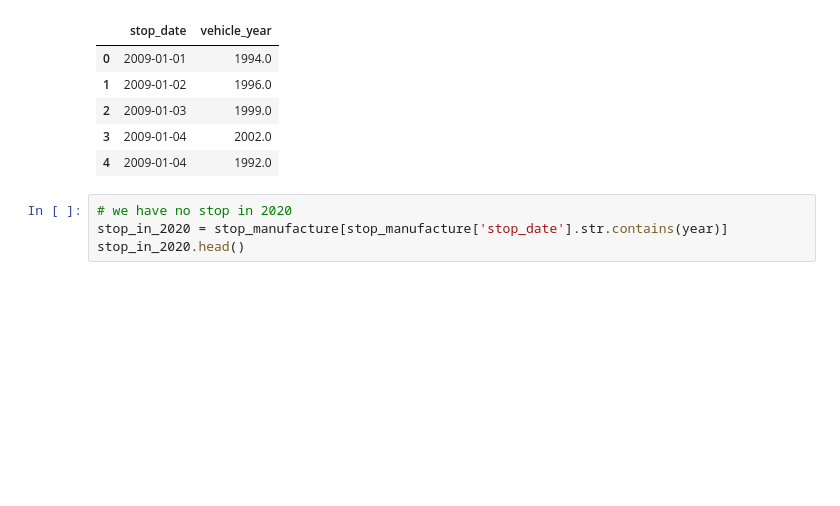
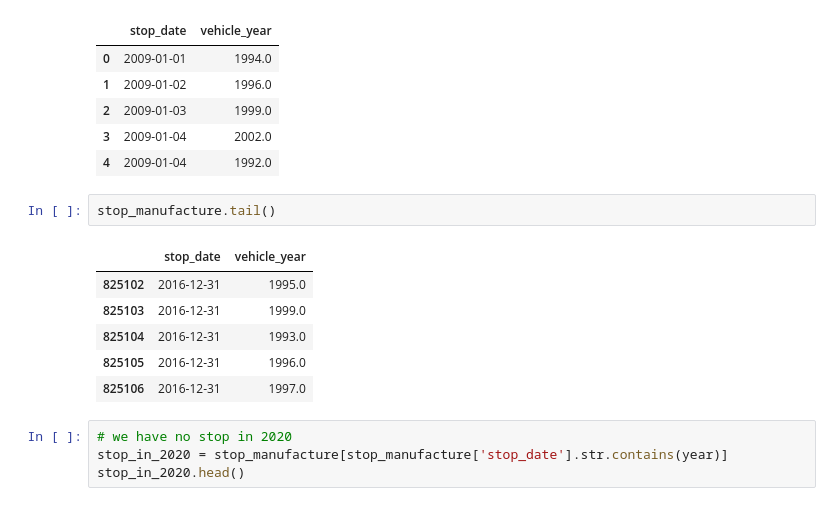
Before and after one commit to hatefap/saman, a Jupyter notebook: second.ipynb, the cells around one changed output. Cells and saved outputs as stored; diff of their text form; blank space fills up the shorter version.

```diff
--- a/second.ipynb
+++ b/second.ipynb
@@ -181,6 +181,15 @@ stop_manufacture.head()
 | 2 | 2009-01-03 | 1999.0 |
 | 3 | 2009-01-04 | 2002.0 |
 | 4 | 2009-01-04 | 1992.0 |
+# %%
+stop_manufacture.tail()
+# %% [output]
+|  | stop_date | vehicle_year |
+| 825102 | 2016-12-31 | 1995.0 |
+| 825103 | 2016-12-31 | 1999.0 |
+| 825104 | 2016-12-31 | 1993.0 |
+| 825105 | 2016-12-31 | 1996.0 |
+| 825106 | 2016-12-31 | 1997.0 |
 # %%
 # we have no stop in 2020
 stop_in_2020 = stop_manufacture[stop_manufacture['stop_date'].str.contains(year)]
```
Also changed, not shown: parts of 11 cells of this notebook.
